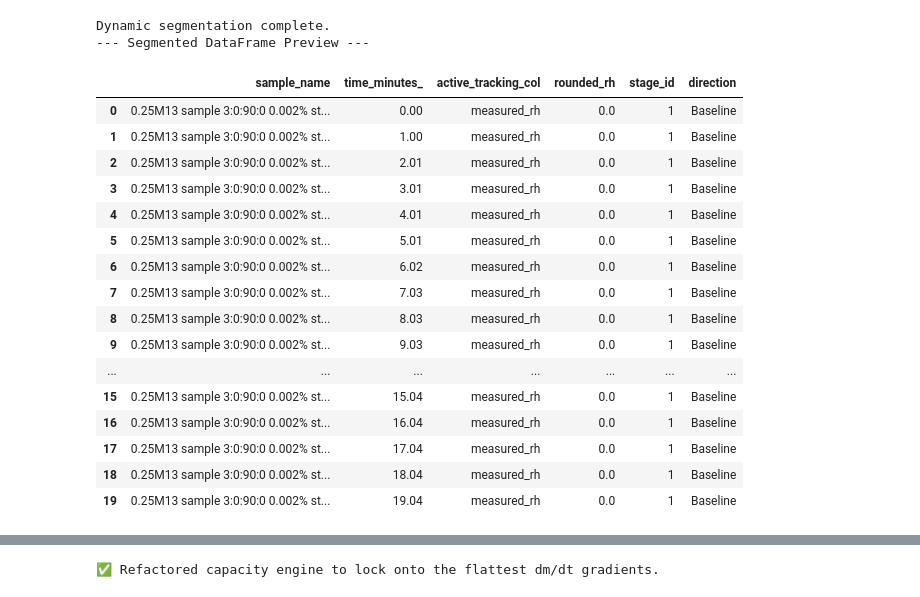
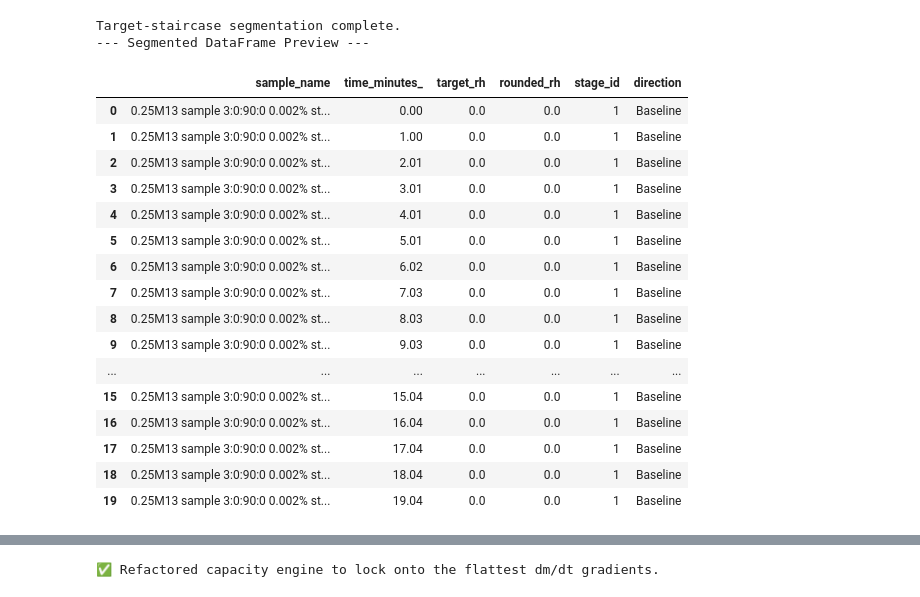
Before and after one commit to StixM6/graphage13-sorption, a Jupyter notebook: notebooks/sorption_kinetics_pipeline.ipynb, the cells around one changed output, grey strips where cells are left out. Drawn from its saved outputs; the diff is of its cells as text; code cells hidden in the pictures.

```diff
--- a/notebooks/sorption_kinetics_pipeline.ipynb
+++ b/notebooks/sorption_kinetics_pipeline.ipynb
@@ -150,90 +168,78 @@ memory usage: 1.8+ MB
 # %%
 import numpy as np
 import pandas as pd
+
+# --- Step 3: Segment Humidity Stages by Target RH ---
 
 def segment_humidity_stages_by_target(df: pd.DataFrame) -> pd.DataFrame:
     """
     Segments a continuous DVS time-series into discrete stages,
     processing each sample independently so stage_ids reset properly.
     """
-    # We will store the processed dataframes for each sample here
     segmented_dfs = []
 
-    # uisng df here since that is what is passed into the function
     for raw_name, group in df.groupby('sample_name'):
         group = group.copy()
 
-        # 1. DYNAMICALLY FIND THE ACTIVE MEASURED RH COLUMN
-        measured_cols = [c for c in group.columns if ('meas' in c or 'actual' in c) and group[c].max() > 50]
-        fraction_cols = [c for c in group.columns if ('meas' in c or 'actual' in c) and 0.5 < group[c].max() <= 1.1]
+        # Segment on 'target_rh' -- the instrument SETPOINT, not a live
+        # sensor reading. It's already an exact 0/10/20/.../90/.../0
+        # staircase with no noise, so (unlike measured RH) it never
+        # flickers across a rounding boundary and invents spurious extra
+        # stages. Rounding to the nearest 10 here is just a defensive
+        # guard against float artifacts, not noise filtering.
+        group['rounded_rh'] = (group['target_rh'] / 10).round() * 10
 
-        if measured_cols:
-            active_rh_col = measured_cols[0]
-        elif fraction_cols:
-            # If the machine logged it as 0.9 instead of 90%, multiply by 100
-            active_rh_col = fraction_cols[0]
-            group[active_rh_col] = group[active_rh_col] * 100
-        else:
-            # Absolute fallback to target if sensor data is completely corrupted
-            active_rh_col = 'target_p_p0' if 'target_p_p0' in group.columns else group.columns[0]
-
-        # Save the column name we used so we can verify it later
-        group['active_tracking_col'] = active_rh_col
-
-        # 2. NOISE FILTERING & STAGE CREATION
-        # Round the active measured column to the nearest 5 to flatten sensor noise
-        group['rounded_rh'] = (group[active_rh_col] / 5).round() * 5
-
-        # Create stage_ids whenever the rounded RH makes a massive jump (Starts at 1)
+        # Create stage_ids whenever the rounded RH changes (starts at 1)
         group['stage_id'] = (group['rounded_rh'].diff().fillna(0) != 0).cumsum() + 1
 
-        # 3. TAG SORPTION VS DESORPTION
+        # TAG SORPTION VS DESORPTION
         stage_types = []
         for stage, stage_data in group.groupby('stage_id'):
             if stage == 1:
                 stage_types.extend(['Baseline'] * len(stage_data))
             else:
                 prev_stage_rh = group[group['stage_id'] == stage - 1]['rounded_rh'].mean()
                 current_stage_rh = stage_data['rounded_rh'].mean()
 
                 if current_stage_rh > prev_stage_rh:
                     stage_types.extend(['Sorption'] * len(stage_data))
                 elif current_stage_rh < prev_stage_rh:
                     stage_types.extend(['Desorption'] * len(stage_data))
                 else:
                     stage_types.extend(['Hold'] * len(stage_data))
 
-        # Assign to 'direction' to match your print statement
         group['direction'] = stage_types
         segmented_dfs.append(group)
 
-    # Stitch the properly isolated samples back together and return
     return pd.concat(segmented_dfs, ignore_index=True)
 
 
 # --- Run the Segmentation ---
 segmented_df = segment_humidity_stages_by_target(kinetic_df)
 
-print("Dynamic segmentation complete.")
+print("Target-staircase segmentation complete.")
 print("--- Segmented DataFrame Preview ---")
-display(segmented_df[['sample_name', 'time_minutes_', 'active_tracking_col', 'rounded_rh', 'stage_id', 'direction']].head(20))
+display(segmented_df[['sample_name', 'time_minutes_', 'target_rh', 'rounded_rh', 'stage_id', 'direction']].head(20))
+
+print("\n--- Stage counts per sample (sanity check: standard GPA ran 3 cycles => ~55 stages; the other 4 variants ran 1 cycle => ~19 stages) ---")
+print(segmented_df.groupby('sample_name')['stage_id'].nunique())
 # %% [output]
-Dynamic segmentation complete.
+Target-staircase segmentation complete.
 --- Segmented DataFrame Preview ---
-|  | sample_name | time_minutes_ | active_tracking_col | rounded_rh | stage_id | direction |
-| 0 | 0.25M13 sample 3:0:90:0 0.002% st... | 0.00 | measured_rh | 0.0 | 1 | Baseline |
-| 1 | 0.25M13 sample 3:0:90:0 0.002% st... | 1.00 | measured_rh | 0.0 | 1 | Baseline |
-| 2 | 0.25M13 sample 3:0:90:0 0.002% st... | 2.01 | measured_rh | 0.0 | 1 | Baseline |
-| 3 | 0.25M13 sample 3:0:90:0 0.002% st... | 3.01 | measured_rh | 0.0 | 1 | Baseline |
-| 4 | 0.25M13 sample 3:0:90:0 0.002% st... | 4.01 | measured_rh | 0.0 | 1 | Baseline |
-| 5 | 0.25M13 sample 3:0:90:0 0.002% st... | 5.01 | measured_rh | 0.0 | 1 | Baseline |
-| 6 | 0.25M13 sample 3:0:90:0 0.002% st... | 6.02 | measured_rh | 0.0 | 1 | Baseline |
-| 7 | 0.25M13 sample 3:0:90:0 0.002% st... | 7.03 | measured_rh | 0.0 | 1 | Baseline |
-| 8 | 0.25M13 sample 3:0:90:0 0.002% st... | 8.03 | measured_rh | 0.0 | 1 | Baseline |
-| 9 | 0.25M13 sample 3:0:90:0 0.002% st... | 9.03 | measured_rh | 0.0 | 1 | Baseline |
+|  | sample_name | time_minutes_ | target_rh | rounded_rh | stage_id | direction |
+| 0 | 0.25M13 sample 3:0:90:0 0.002% st... | 0.00 | 0.0 | 0.0 | 1 | Baseline |
+| 1 | 0.25M13 sample 3:0:90:0 0.002% st... | 1.00 | 0.0 | 0.0 | 1 | Baseline |
+| 2 | 0.25M13 sample 3:0:90:0 0.002% st... | 2.01 | 0.0 | 0.0 | 1 | Baseline |
+| 3 | 0.25M13 sample 3:0:90:0 0.002% st... | 3.01 | 0.0 | 0.0 | 1 | Baseline |
+| 4 | 0.25M13 sample 3:0:90:0 0.002% st... | 4.01 | 0.0 | 0.0 | 1 | Baseline |
+| 5 | 0.25M13 sample 3:0:90:0 0.002% st... | 5.01 | 0.0 | 0.0 | 1 | Baseline |
+| 6 | 0.25M13 sample 3:0:90:0 0.002% st... | 6.02 | 0.0 | 0.0 | 1 | Baseline |
+| 7 | 0.25M13 sample 3:0:90:0 0.002% st... | 7.03 | 0.0 | 0.0 | 1 | Baseline |
+| 8 | 0.25M13 sample 3:0:90:0 0.002% st... | 8.03 | 0.0 | 0.0 | 1 | Baseline |
+| 9 | 0.25M13 sample 3:0:90:0 0.002% st... | 9.03 | 0.0 | 0.0 | 1 | Baseline |
 | ... | ... | ... | ... | ... | ... | ... |
-| 15 | 0.25M13 sample 3:0:90:0 0.002% st... | 15.04 | measured_rh | 0.0 | 1 | Baseline |
-| 16 | 0.25M13 sample 3:0:90:0 0.002% st... | 16.04 | measured_rh | 0.0 | 1 | Baseline |
-| 17 | 0.25M13 sample 3:0:90:0 0.002% st... | 17.04 | measured_rh | 0.0 | 1 | Baseline |
-| 18 | 0.25M13 sample 3:0:90:0 0.002% st... | 18.04 | measured_rh | 0.0 | 1 | Baseline |
-| 19 | 0.25M13 sample 3:0:90:0 0.002% st... | 19.04 | measured_rh | 0.0 | 1 | Baseline |
+| 15 | 0.25M13 sample 3:0:90:0 0.002% st... | 15.04 | 0.0 | 0.0 | 1 | Baseline |
+| 16 | 0.25M13 sample 3:0:90:0 0.002% st... | 16.04 | 0.0 | 0.0 | 1 | Baseline |
+| 17 | 0.25M13 sample 3:0:90:0 0.002% st... | 17.04 | 0.0 | 0.0 | 1 | Baseline |
+| 18 | 0.25M13 sample 3:0:90:0 0.002% st... | 18.04 | 0.0 | 0.0 | 1 | Baseline |
+| 19 | 0.25M13 sample 3:0:90:0 0.002% st... | 19.04 | 0.0 | 0.0 | 1 | Baseline |
```
Also changed, not shown: parts of 9 cells of this notebook, 1 other file.
